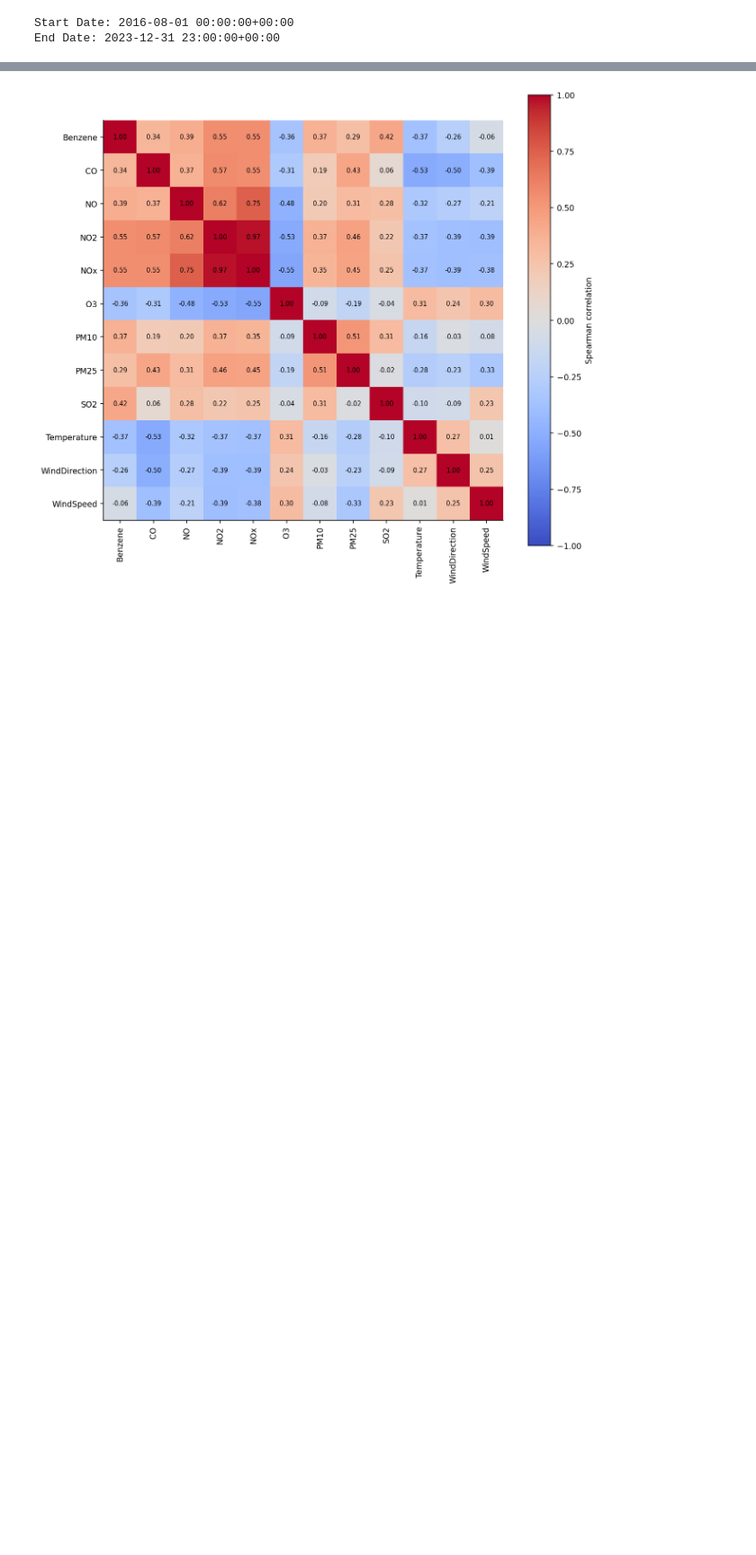
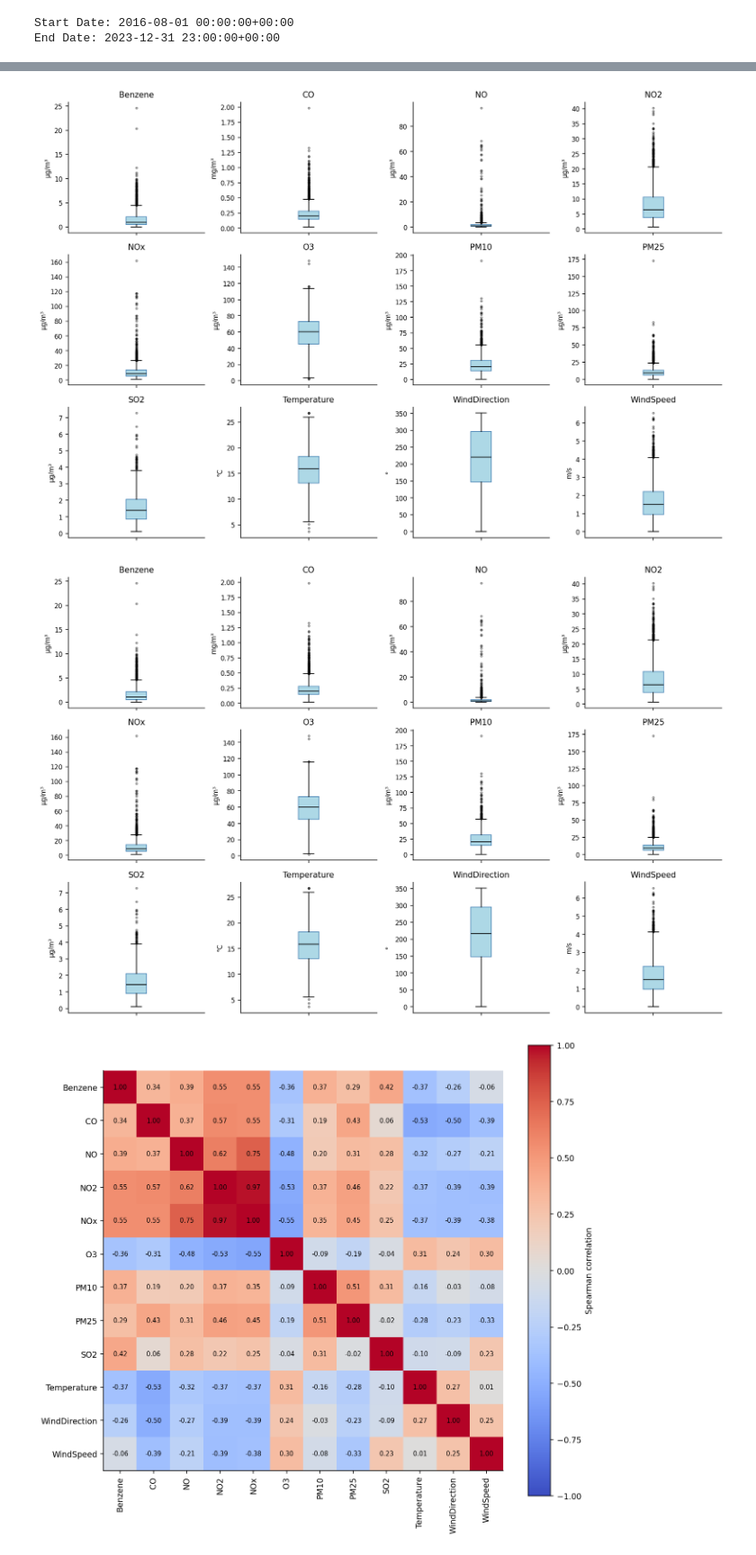
Before and after one commit to DuongAnhTran/AQI-Data-Analysis-Honours-Project, a Jupyter notebook: Dataset Characteristic (gafanha)/Characteristic.ipynb, the cells around one changed output, grey strips where cells are left out. Shown at 90% size. Cells and saved outputs as stored; diff of their text form; code cells hidden in the pictures; blank space fills up the shorter version.

```diff
--- a/Dataset Characteristic (gafanha)/Characteristic.ipynb
+++ b/Dataset Characteristic (gafanha)/Characteristic.ipynb
@@ -192,3 +180,27 @@ plt.show()
+# %%
+# %% Cell: Boxplots for Raw and Imputed Data
+def plot_box(d, fname):
+    fig, axes = plt.subplots(3, 4, figsize=(12, 8))
+    for ax, c in zip(axes.flat, cols):
+        s = d[c].dropna()
+        ax.boxplot(s, patch_artist=True,
+                   boxprops=dict(facecolor="lightblue", color="steelblue", linewidth=0.8),
+                   medianprops=dict(color="black", linewidth=1),
+                   flierprops=dict(marker="o", color="red", markersize=2, alpha=0.5))
+        ax.set_title(c, fontsize=10)
+        ax.set_ylabel(units[c], fontsize=8)
+        ax.tick_params(labelsize=8)
+        ax.set_xticklabels([]) # Hide x-axis tick labels since each subplot is a single variable
+    plt.tight_layout()
+    plt.savefig(fname, dpi=300, bbox_inches="tight")
+    plt.show()
+
+# Generate boxplots for raw and filled datasets
+plot_box(daily, "boxplots_raw.png")
+plot_box(filled, "boxplots_filled.png")
+# %% [output]
+[figure, added]
+[figure, added]
 # %%
 cols = [c for c in daily.columns if c != "Particles"]  # identical to PM25
 corr = daily[cols].corr(method="spearman")
```
Also changed, not shown: parts of 2 cells of this notebook, 3 other files.
